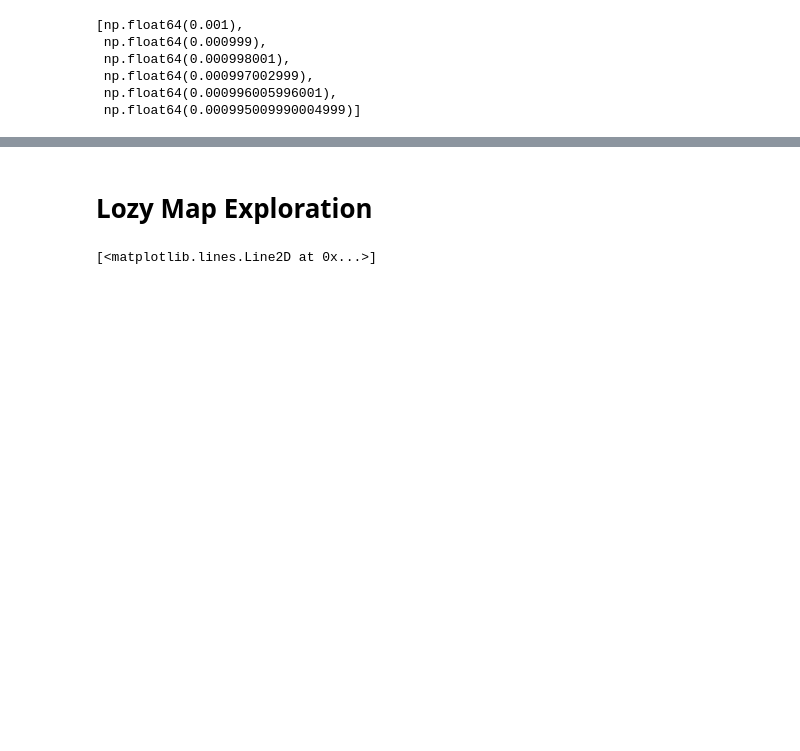
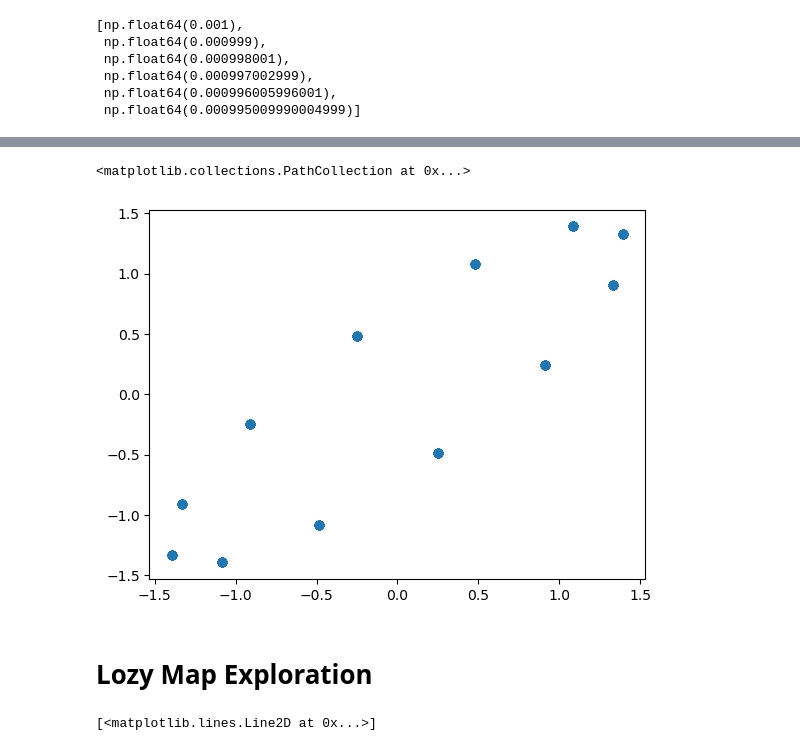
Before and after one commit to kenflat2/NS-Map, a Jupyter notebook: experiments/simulated_round_1/plot_round1_results.ipynb, the cells around one changed output, grey strips where cells are left out. Drawn from its saved outputs; the diff is of its cells as text; code cells hidden in the pictures; blank space fills up the shorter version.

```diff
--- a/experiments/simulated_round_1/plot_round1_results.ipynb
+++ b/experiments/simulated_round_1/plot_round1_results.ipynb
@@ -490,3 +494,8 @@ plt.subplots_adjust(wspace=0.2,
+# %%
+plt.scatter(linear[1:,0], linear[:-1,0])
+# %% [output]
+<matplotlib.collections.PathCollection at 0x...>
+[figure, added]
 # %% [markdown]
 # Lozy Map Exploration
 # %%
```
Also changed, not shown: parts of 4 cells of this notebook, 2 other files.
